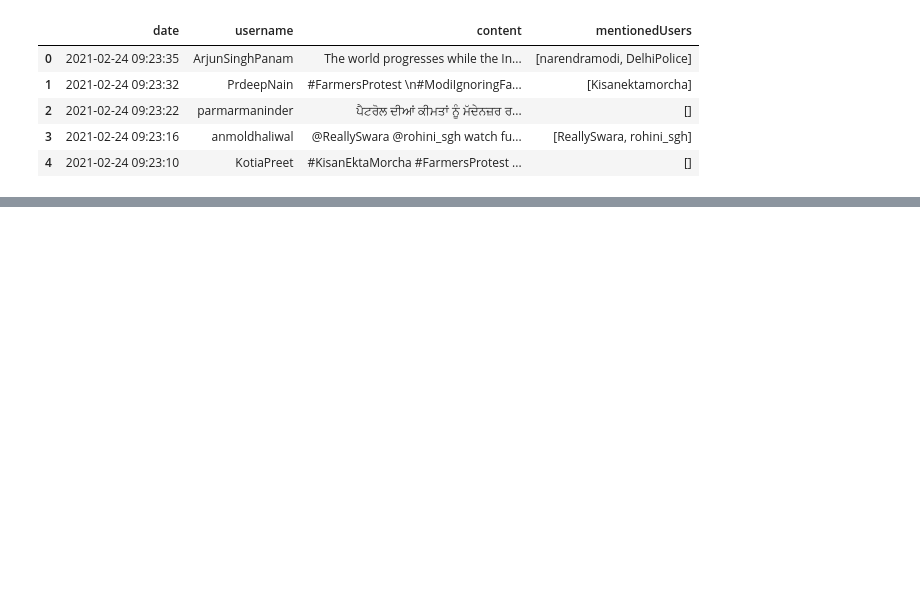
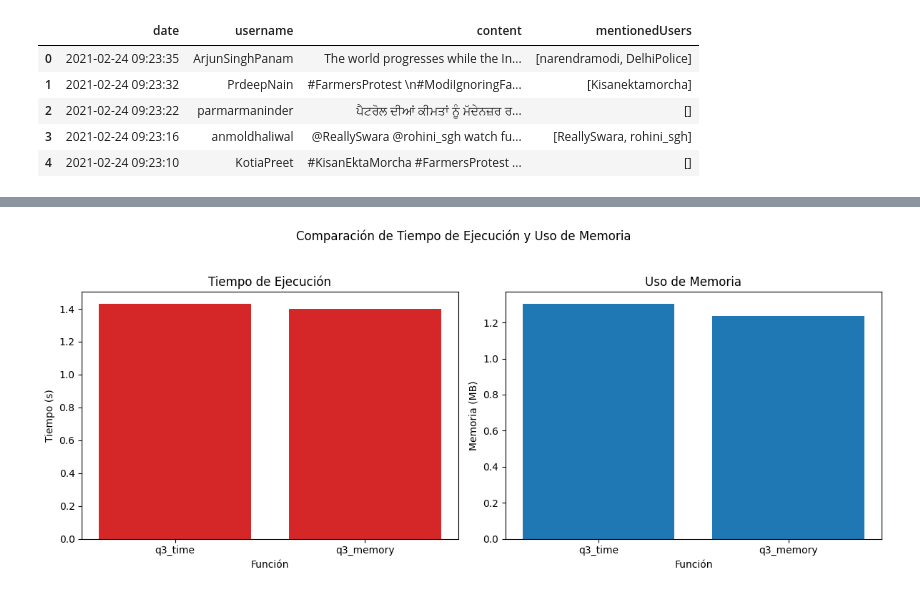
Before and after one commit to SergioAAG/latam-challenge, a Jupyter notebook: src/challenge.ipynb, the cells around one changed output, grey strips where cells are left out. Saved outputs shown, nothing was run; the diff lists cells and outputs as text; code cells hidden in the pictures; blank space fills up the shorter version.

```diff
--- a/src/challenge.ipynb
+++ b/src/challenge.ipynb
@@ -186,0 +646,10 @@ for _ in results:
+# %%
+q3_time_execution_time, q3_time_max_memory, _ = profile_function(q3_time, parquet_file_path)
+q3_memory_execution_time, q3_memory_max_memory, _ = profile_function(q3_memory, parquet_file_path)
+
+function_names = ['q3_time', 'q3_memory']
+execution_times = [q3_time_execution_time, q3_memory_execution_time]
+memory_usages = [q3_time_max_memory, q3_memory_max_memory]
+
+plot_profile_results(function_names, execution_times, memory_usages)
+# %% [output]
@@ -186,0 +664 @@ for _ in results:
+[figure, added]
```
Also changed, not shown: parts of 38 cells of this notebook, 5 other files.
